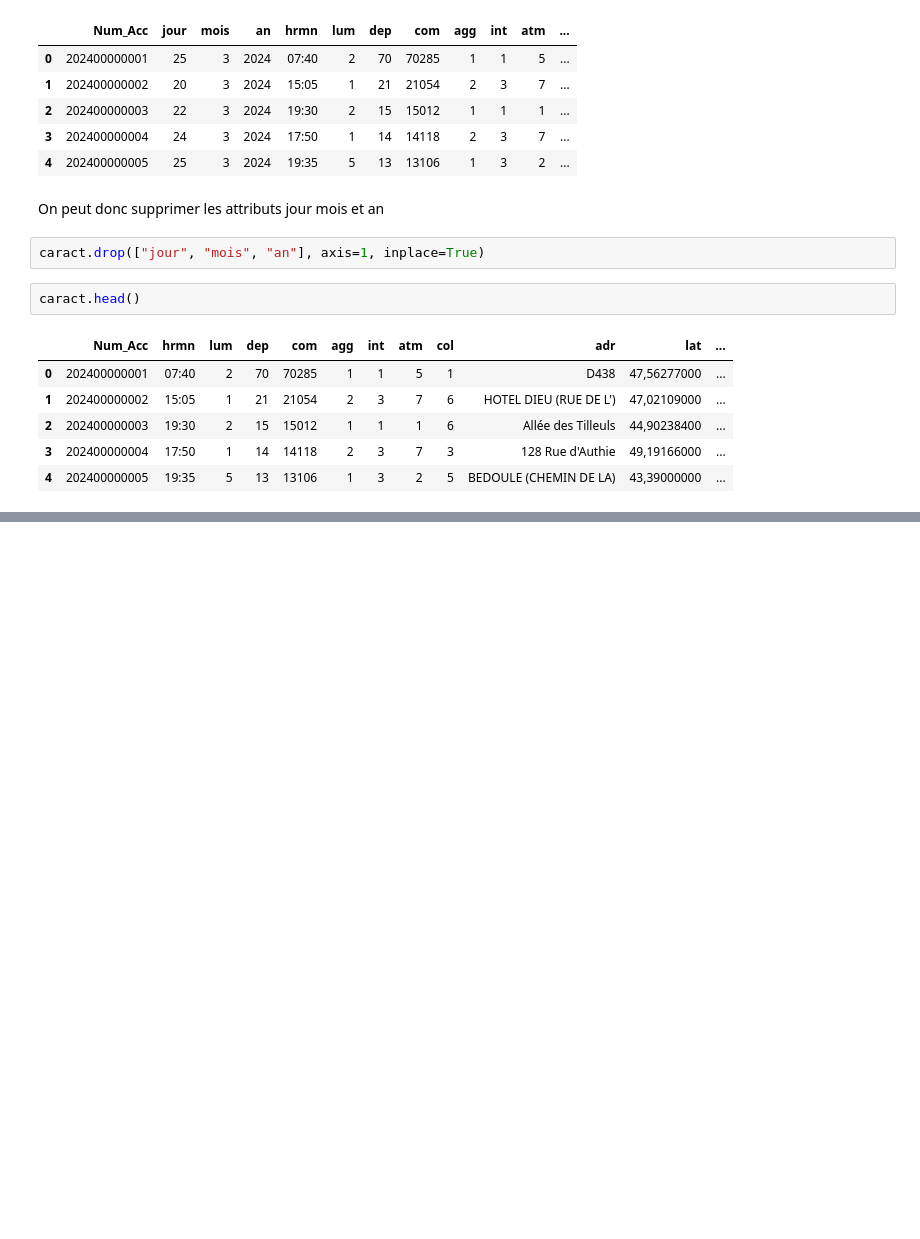
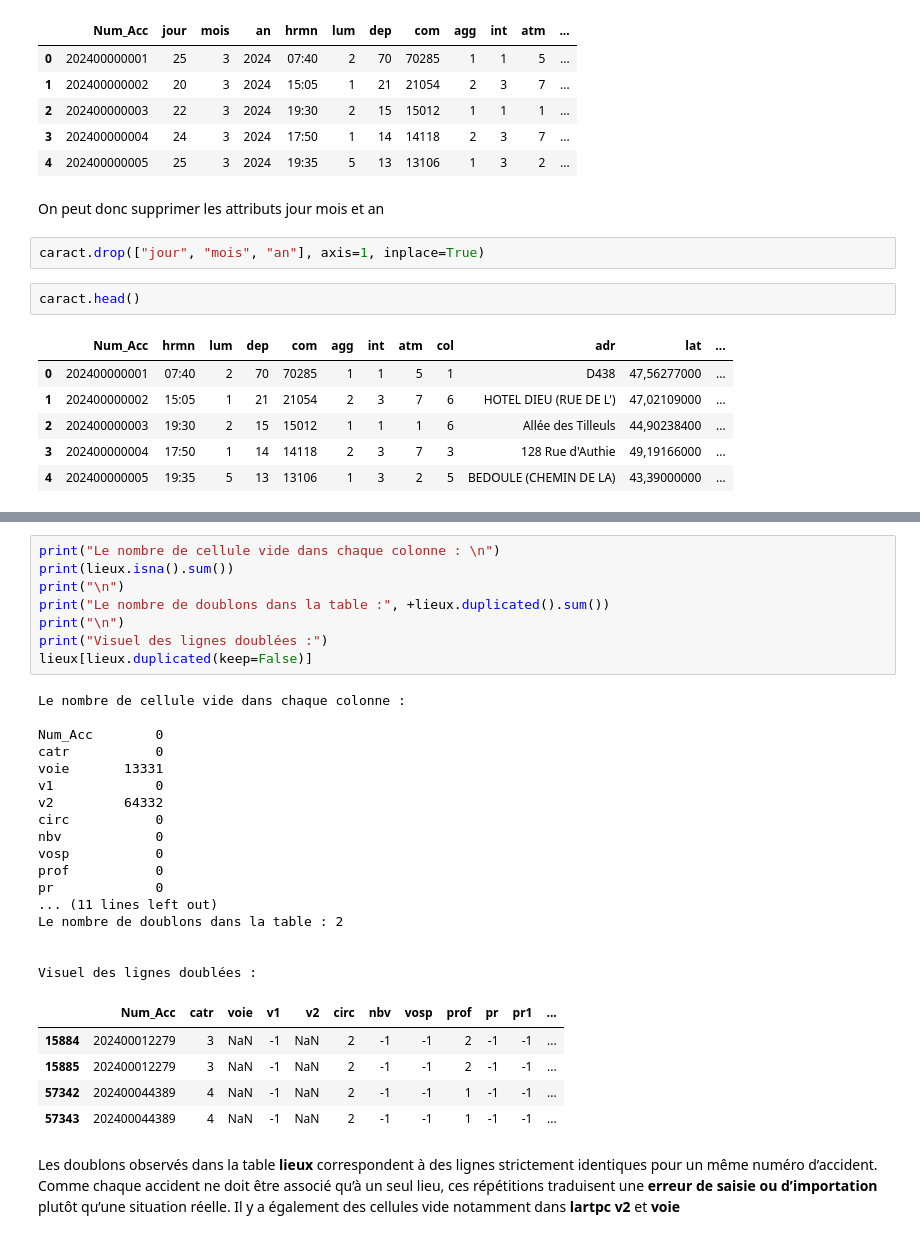
Before and after one commit to Ilyies07/analyse-data-accidents-route-france, a Jupyter notebook: analyse.ipynb, the cells around one changed output, grey strips where cells are left out. Saved outputs shown, nothing was run; the diff lists cells and outputs as text; blank space fills up the shorter version.

```diff
--- a/analyse.ipynb
+++ b/analyse.ipynb
@@ -147,0 +195,34 @@ caract.head()
+# %%
+print("Le nombre de cellule vide dans chaque colonne : \n")
+print(lieux.isna().sum())
+print("\n")
+print("Le nombre de doublons dans la table :", +lieux.duplicated().sum())
+print("\n")
+print("Visuel des lignes doublées :")
+lieux[lieux.duplicated(keep=False)]
+# %% [output]
+Le nombre de cellule vide dans chaque colonne :
+
+Num_Acc        0
+catr           0
+voie       13331
+v1             0
+v2         64332
+circ           0
+nbv            0
+vosp           0
+prof           0
+pr             0
+... (11 lines left out)
+Le nombre de doublons dans la table : 2
+
+
+Visuel des lignes doublées :
+|  | Num_Acc | catr | voie | v1 | v2 | circ | nbv | vosp | prof | pr | pr1 | ... |
+| 15884 | 202400012279 | 3 | NaN | -1 | NaN | 2 | -1 | -1 | 2 | -1 | -1 | ... |
+| 15885 | 202400012279 | 3 | NaN | -1 | NaN | 2 | -1 | -1 | 2 | -1 | -1 | ... |
+| 57342 | 202400044389 | 4 | NaN | -1 | NaN | 2 | -1 | -1 | 1 | -1 | -1 | ... |
+| 57343 | 202400044389 | 4 | NaN | -1 | NaN | 2 | -1 | -1 | 1 | -1 | -1 | ... |
+# %% [markdown]
+Les doublons observés dans la table **lieux** correspondent à des lignes strictement identiques pour un même numéro d’accident. Comme chaque accident ne doit être associé qu’à un seul lieu, ces répétitions traduisent une **erreur de saisie ou d’importation** plutôt qu’une situation réelle.
+Il y a également des cellules vide notamment dans **lartpc** **v2** et **voie**
```
Also changed, not shown: parts of 18 cells of this notebook.
